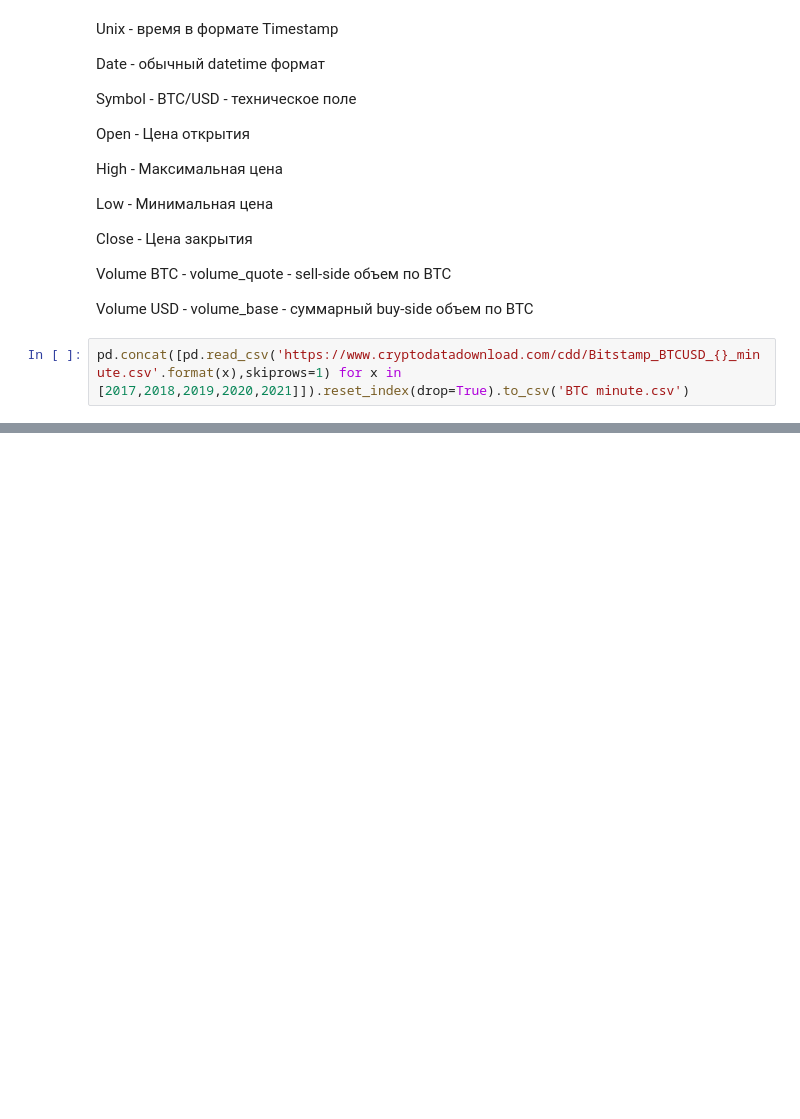
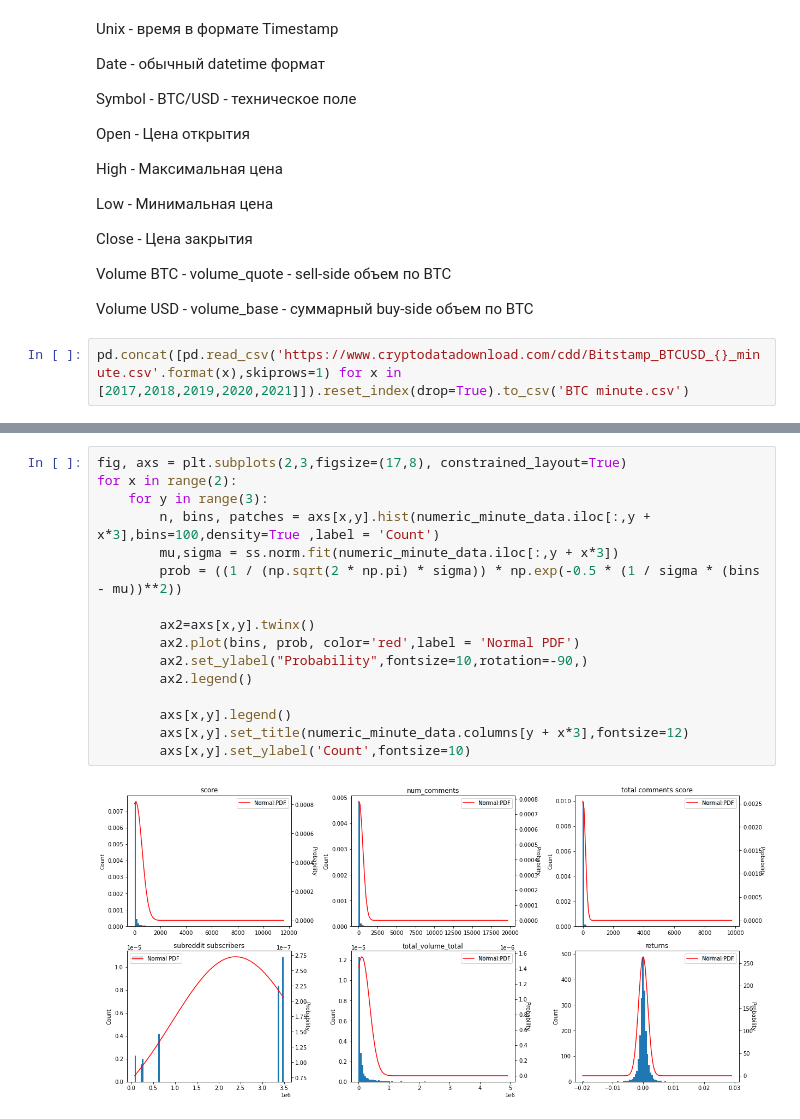
Before and after one commit to PotapovAIIT4F19/Twitter-vs-Bitcoin, a Jupyter notebook: Part 1. Parsing + EDA.ipynb, the cells around one changed output, grey strips where cells are left out. Cells and saved outputs as stored; diff of their text form; blank space fills up the shorter version.

```diff
--- a/Part 1. Parsing + EDA.ipynb
+++ b/Part 1. Parsing + EDA.ipynb
@@ -569,0 +569,18 @@ for x in range(2):
+# %%
+fig, axs = plt.subplots(2,3,figsize=(17,8), constrained_layout=True)
+for x in range(2):
+    for y in range(3):
+        n, bins, patches = axs[x,y].hist(numeric_minute_data.iloc[:,y + x*3],bins=100,density=True ,label = 'Count')
+        mu,sigma = ss.norm.fit(numeric_minute_data.iloc[:,y + x*3])
+        prob = ((1 / (np.sqrt(2 * np.pi) * sigma)) * np.exp(-0.5 * (1 / sigma * (bins - mu))**2))
+
+        ax2=axs[x,y].twinx()
+        ax2.plot(bins, prob, color='red',label = 'Normal PDF')
+        ax2.set_ylabel("Probability",fontsize=10,rotation=-90,)
+        ax2.legend()
+
+        axs[x,y].legend()
+        axs[x,y].set_title(numeric_minute_data.columns[y + x*3],fontsize=12)
+        axs[x,y].set_ylabel('Count',fontsize=10)
+# %% [output]
+[figure, added]
```
Also changed, not shown: parts of 67 cells of this notebook.
